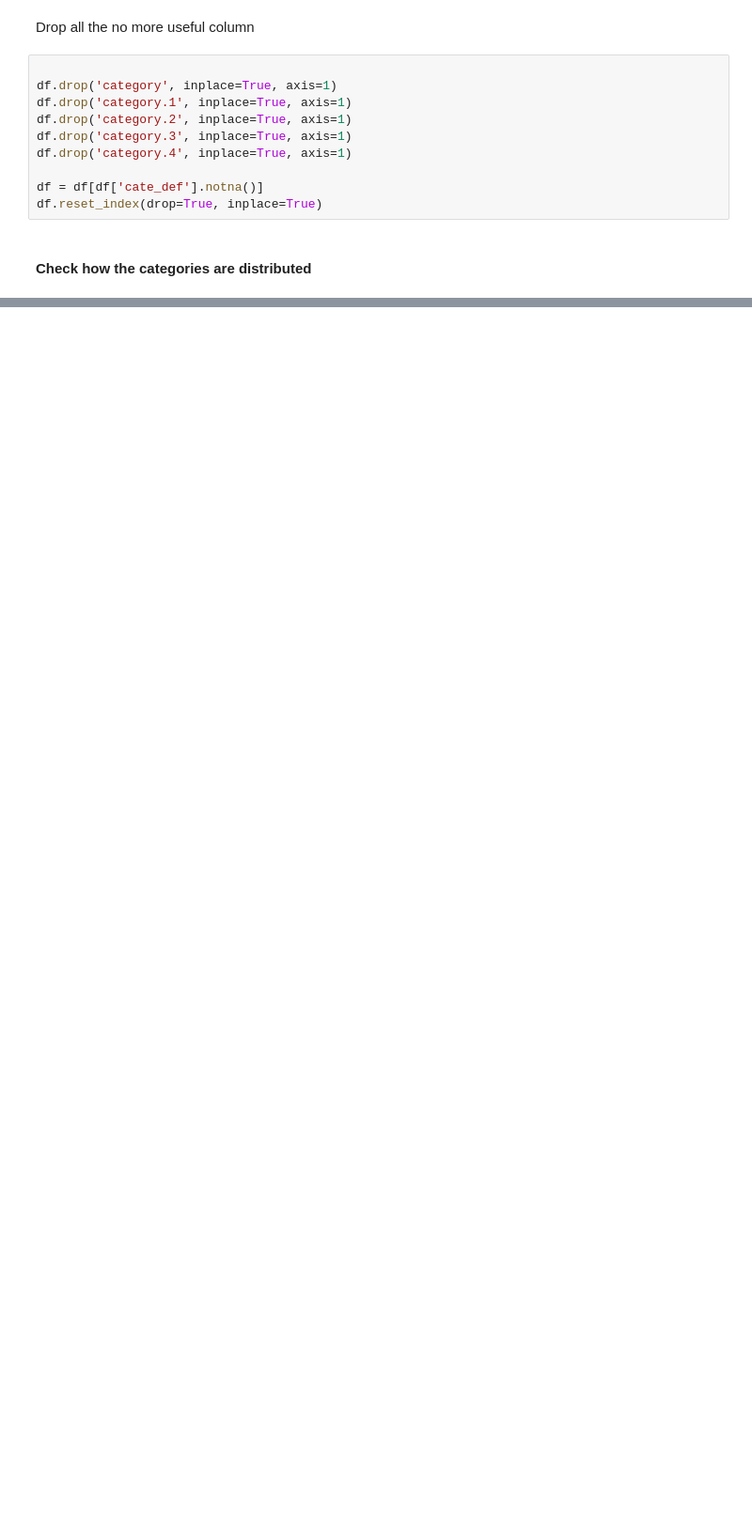
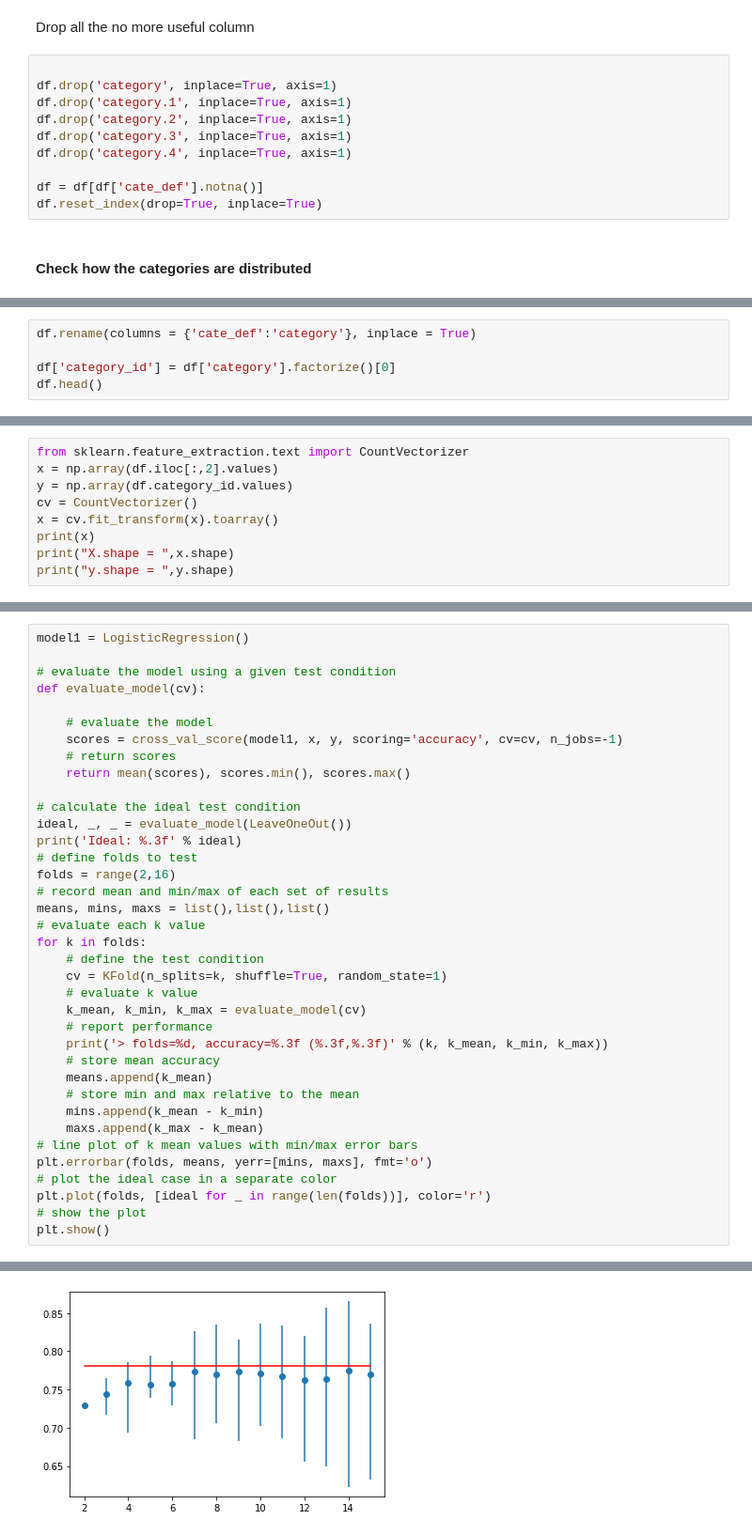
Before and after one commit to PaoloCiasco/TesiMagistrale, a Jupyter notebook: Dataset Dummy/PseudoCategories_Classification.ipynb, the cells around one changed output, grey strips where cells are left out. Shown: that part at 94% size. Cells and saved outputs as stored; diff of their text form; blank space fills up the shorter version.

```diff
--- a/Dataset Dummy/PseudoCategories_Classification.ipynb
+++ b/Dataset Dummy/PseudoCategories_Classification.ipynb
@@ -181,0 +240,5 @@ Health-Effects News:  167
+# %%
+df.rename(columns = {'cate_def':'category'}, inplace = True)
+
+df['category_id'] = df['category'].factorize()[0]
+df.head()
@@ -181,0 +305,9 @@ Health-Effects News:  167
+# %%
+from sklearn.feature_extraction.text import CountVectorizer
+x = np.array(df.iloc[:,2].values)
+y = np.array(df.category_id.values)
+cv = CountVectorizer()
+x = cv.fit_transform(x).toarray()
+print(x)
+print("X.shape = ",x.shape)
+print("y.shape = ",y.shape)
@@ -181,0 +326,38 @@ Health-Effects News:  167
+# %%
+model1 = LogisticRegression()
+
+# evaluate the model using a given test condition
+def evaluate_model(cv):
+
+	# evaluate the model
+	scores = cross_val_score(model1, x, y, scoring='accuracy', cv=cv, n_jobs=-1)
+	# return scores
+	return mean(scores), scores.min(), scores.max()
+
+# calculate the ideal test condition
+ideal, _, _ = evaluate_model(LeaveOneOut())
+print('Ideal: %.3f' % ideal)
+# define folds to test
+folds = range(2,16)
+# record mean and min/max of each set of results
+means, mins, maxs = list(),list(),list()
+# evaluate each k value
+for k in folds:
+	# define the test condition
+	cv = KFold(n_splits=k, shuffle=True, random_state=1)
+	# evaluate k value
+	k_mean, k_min, k_max = evaluate_model(cv)
+	# report performance
+	print('> folds=%d, accuracy=%.3f (%.3f,%.3f)' % (k, k_mean, k_min, k_max))
+	# store mean accuracy
+	means.append(k_mean)
+	# store min and max relative to the mean
+	mins.append(k_mean - k_min)
+	maxs.append(k_max - k_mean)
+# line plot of k mean values with min/max error bars
+plt.errorbar(folds, means, yerr=[mins, maxs], fmt='o')
+# plot the ideal case in a separate color
+plt.plot(folds, [ideal for _ in range(len(folds))], color='r')
+# show the plot
+plt.show()
+# %% [output]
@@ -181,0 +379 @@ Health-Effects News:  167
+[figure, added]
```
Also changed, not shown: parts of 32 cells of this notebook.
